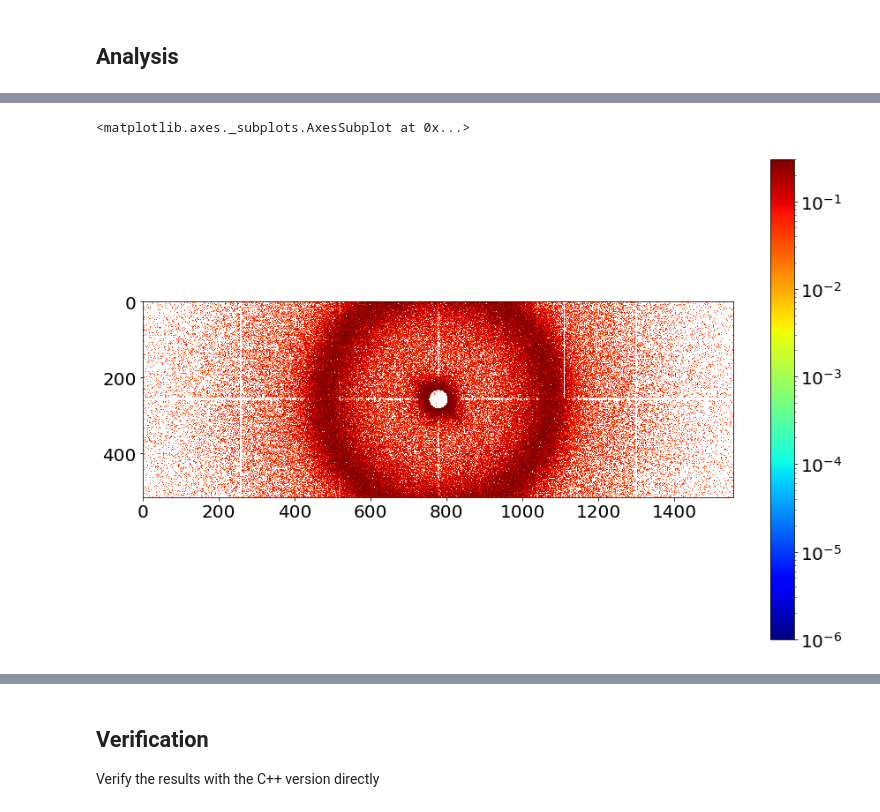
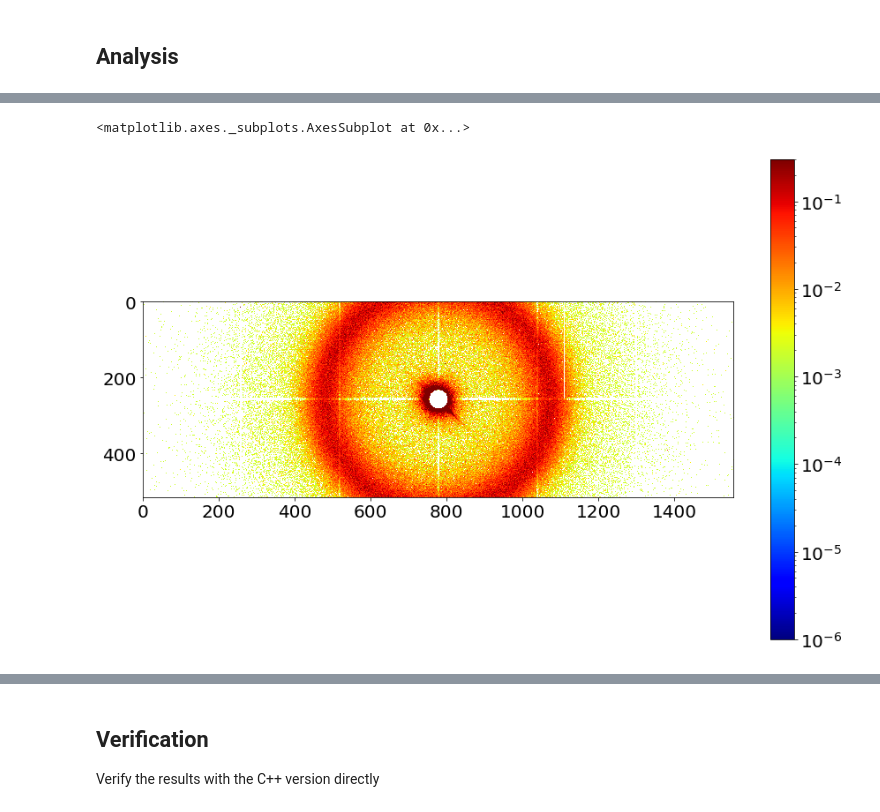
Before and after one commit to pyxpcs/pyxpcs, a Jupyter notebook: examples/XPCS Analysis & Comparison - I.ipynb, the cells around one changed output, grey strips where cells are left out. Cells and saved outputs as stored; diff of their text form; code cells hidden in the pictures.

```diff
--- a/examples/XPCS Analysis & Comparison - I.ipynb
+++ b/examples/XPCS Analysis & Comparison - I.ipynb
@@ -91,7 +89,7 @@ plot_pix_sum(pixsum, config)
 # %% [markdown]
 ## Analysis
 # %%
-config = {
+mini_config = {
     'frames': frames_to_do,
     'pixels': config['cols'] * config['rows'],
     'delays_per_level': config['delays_per_level'],
@@ -99,5 +97,4 @@ config = {
     'cols': config['cols'],
 }
 
-result = libpx.multitau(valid_pixels, rows, values, config)
-result.shape
+G2, IP, IF = libpx.multitau(sparse_data, mini_config)
@@ -106,4 +100,0 @@ result.shape
-# %%
-G2 = result[0, 0, :].reshape(config['cols'], config['rows'])
-IP = result[1, 0, :].reshape(config['cols'], config['rows'])
-IF = result[2, 0, :].reshape(config['cols'], config['rows'])
@@ -120,5 +101,7 @@ plot_as_image(IP)
-# %%
-plot_as_image(IF)
-# %% [output]
-<matplotlib.axes._subplots.AxesSubplot at 0x...>
-[figure, removed]
+# %%
+# In order to plot G2.
+G2_plot = G2[0].reshape(config['cols'], config['rows'])
+plot_as_image(G2_plot)
+# %% [output]
+<matplotlib.axes._subplots.AxesSubplot at 0x...>
+[figure, added]
```
Also changed, not shown: parts of 21 cells of this notebook, 6 other files.
